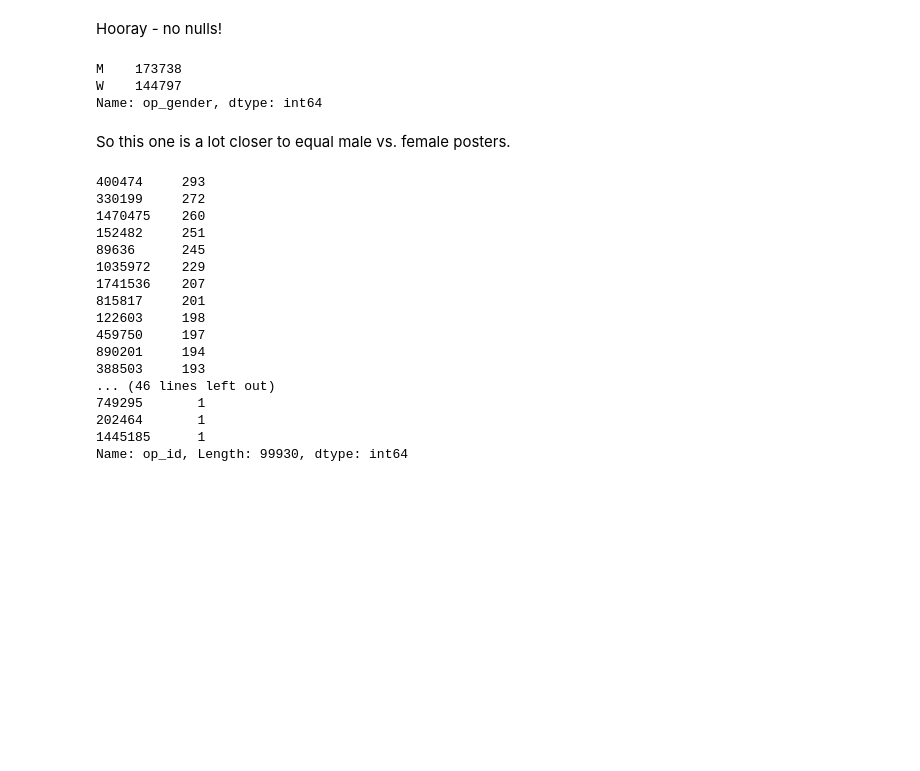
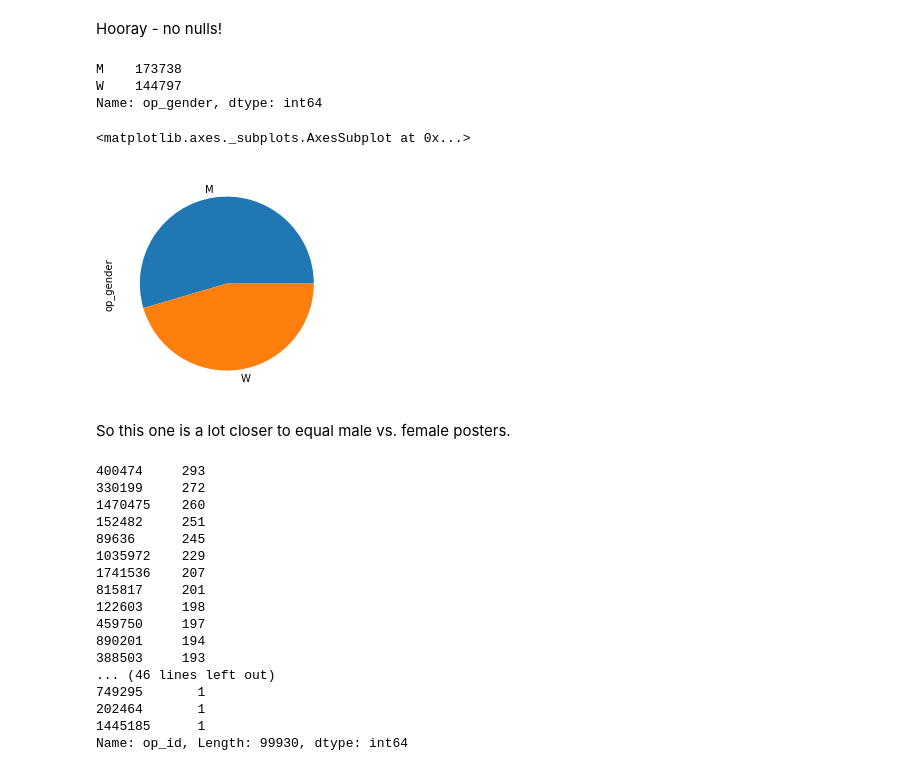
Before and after one commit to Data-Science-for-Linguists-2019/Gendered-Interaction-Online, a Jupyter notebook: exploratory_data_analysis/exploring_dataset.ipynb, the cells around one changed output. Cells and saved outputs as stored; diff of their text form; code cells hidden in the pictures; blank space fills up the shorter version.

```diff
--- a/exploratory_data_analysis/exploring_dataset.ipynb
+++ b/exploratory_data_analysis/exploring_dataset.ipynb
@@ -352,6 +413,11 @@ fit_posts.op_gender.value_counts()
 M    173738
 W    144797
 Name: op_gender, dtype: int64
+# %%
+fit_posts.op_gender.value_counts().plot(kind='pie')
+# %% [output]
+<matplotlib.axes._subplots.AxesSubplot at 0x...>
+[figure, added]
 # %% [markdown]
 So this one is a lot closer to equal male vs. female posters.
 # %%
```
Also changed, not shown: parts of 34 cells of this notebook.
